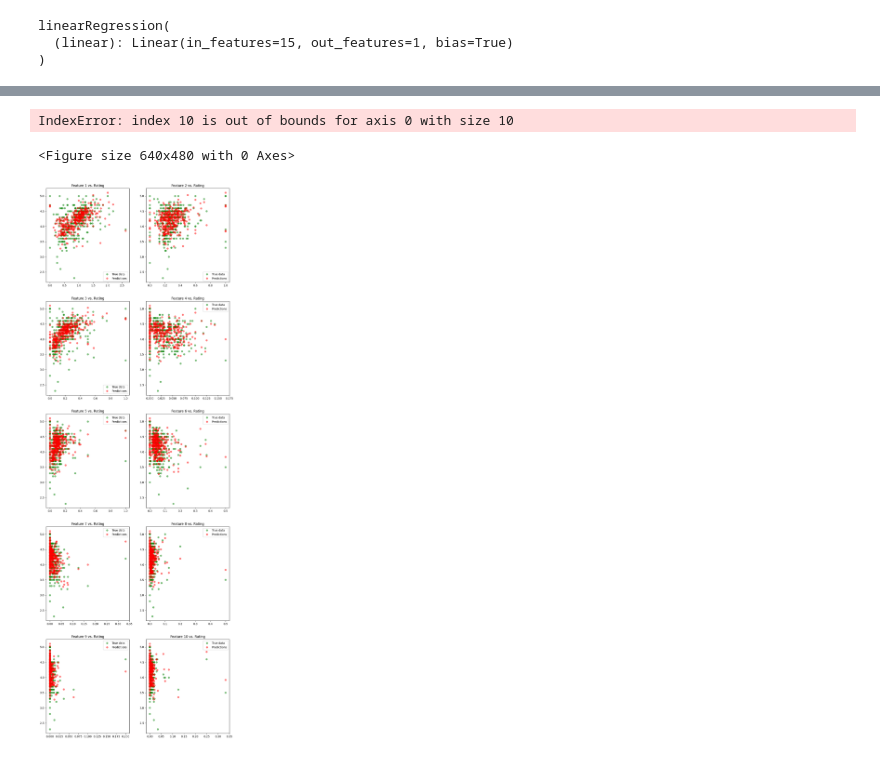
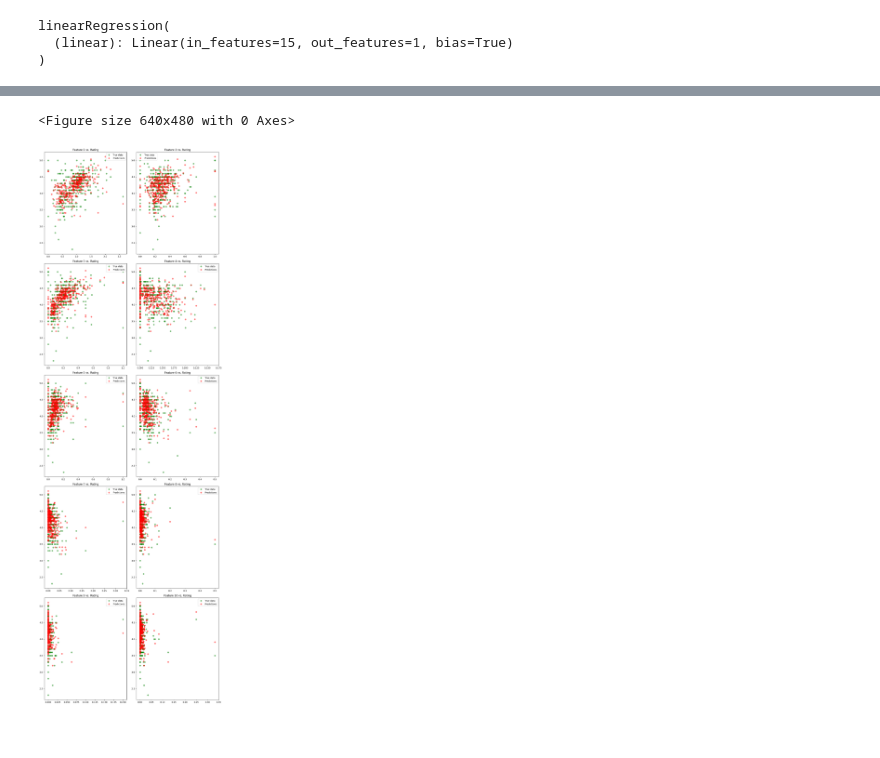
Before and after one commit to jotyot/rate-review, a Jupyter notebook: models.ipynb, the cells around one changed output, grey strips where cells are left out. Drawn from its saved outputs; the diff is of its cells as text; code cells hidden in the pictures.

```diff
--- a/models.ipynb
+++ b/models.ipynb
@@ -95,6 +95,8 @@ criterion = torch.nn.MSELoss()
 optimizer = torch.optim.SGD(model.parameters(), lr=learningRate)
 # %%
 mse_history = []
+
+lambda1 = 0.001
 
 for epoch in range(epochs):
     for i, (inputs, labels) in enumerate(train_loader):
@@ -103,7 +105,11 @@ for epoch in range(epochs):
 
         optimizer.zero_grad()
         outputs = model(inputs)
-        loss = criterion(outputs.view(-1), labels)
+
+        all_params = torch.cat([x.view(-1) for x in model.parameters()])
+        l1_regularization = lambda1 * torch.norm(all_params, 1)
+
+        loss = criterion(outputs.view(-1), labels) + l1_regularization
         loss.backward()
         optimizer.step()
 
@@ -119,4 +125,5 @@ for epoch in range(epochs):
         mse_history.append(np.mean(epoch_losses))
 
     print(f'Epoch [{epoch+1}/{epochs}], Loss: {mse_history[-1]:.4f}')
+print(torch.cat([x.view(-1) for x in model.parameters()]))
 # %% [output]
@@ -352,37 +359,36 @@ all_predictions = []
 all_labels = []
 all_inputs = []
 
 with torch.no_grad():
     for inputs, labels in test_loader:
         inputs = inputs.float().to(device)
         labels = labels.float().to(device)
         predictions = model(inputs).cpu()
         all_predictions.extend(predictions.view(-1).numpy())
         all_labels.extend(labels.cpu().numpy())
         all_inputs.extend(inputs.cpu().numpy())
 
 # Convert to numpy arrays for plotting
 all_predictions = np.array(all_predictions)
 all_labels = np.array(all_labels)
 all_inputs = np.array(all_inputs)
 
 plt.clf()
 fig, axes = plt.subplots(5, 2, figsize=(12, 36))
 axes = axes.flatten()
 
 # Plot model predictions with respect to each attribute
-for i in range(15):  # Assuming 10 features
+for i in range(10):  # Assuming 10 features
     axes[i].plot(all_inputs[:, i], all_labels, 'go', label='True data', alpha=0.5)
     axes[i].plot(all_inputs[:, i], all_predictions, 'ro', label='Predictions', alpha=0.5)
     axes[i].set_title(f'Feature {i+1} vs. Rating')
     axes[i].legend(loc='best')
 
 plt.tight_layout()
 plt.show()
 # %% [output]
-IndexError: index 10 is out of bounds for axis 0 with size 10
+<Figure size 640x480 with 0 Axes>
-<Figure size 640x480 with 0 Axes>
-[figure, old version]
+[figure, new version]
 # %%
 # Calculate metrics
 mse = mean_squared_error(all_labels, all_predictions)
```
Also changed, not shown: parts of 8 cells of this notebook.
